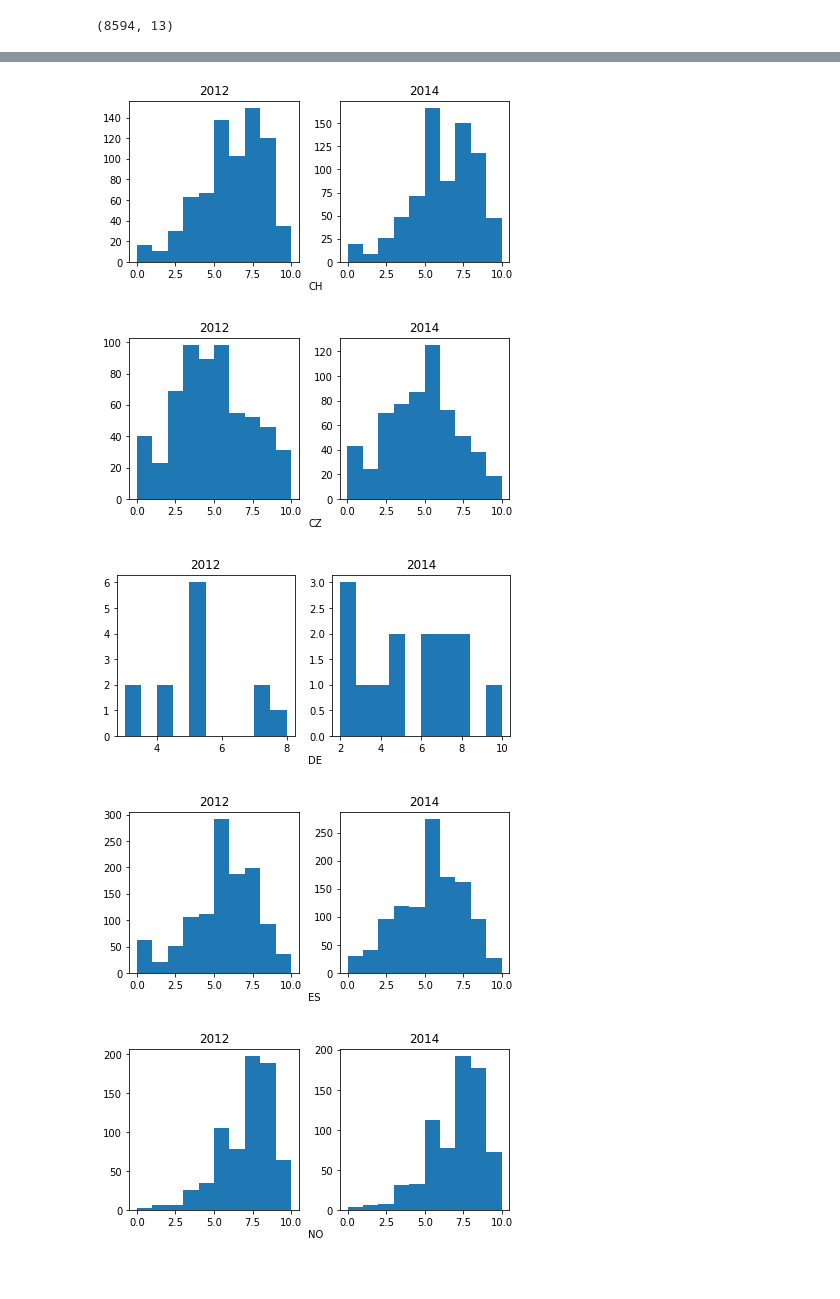
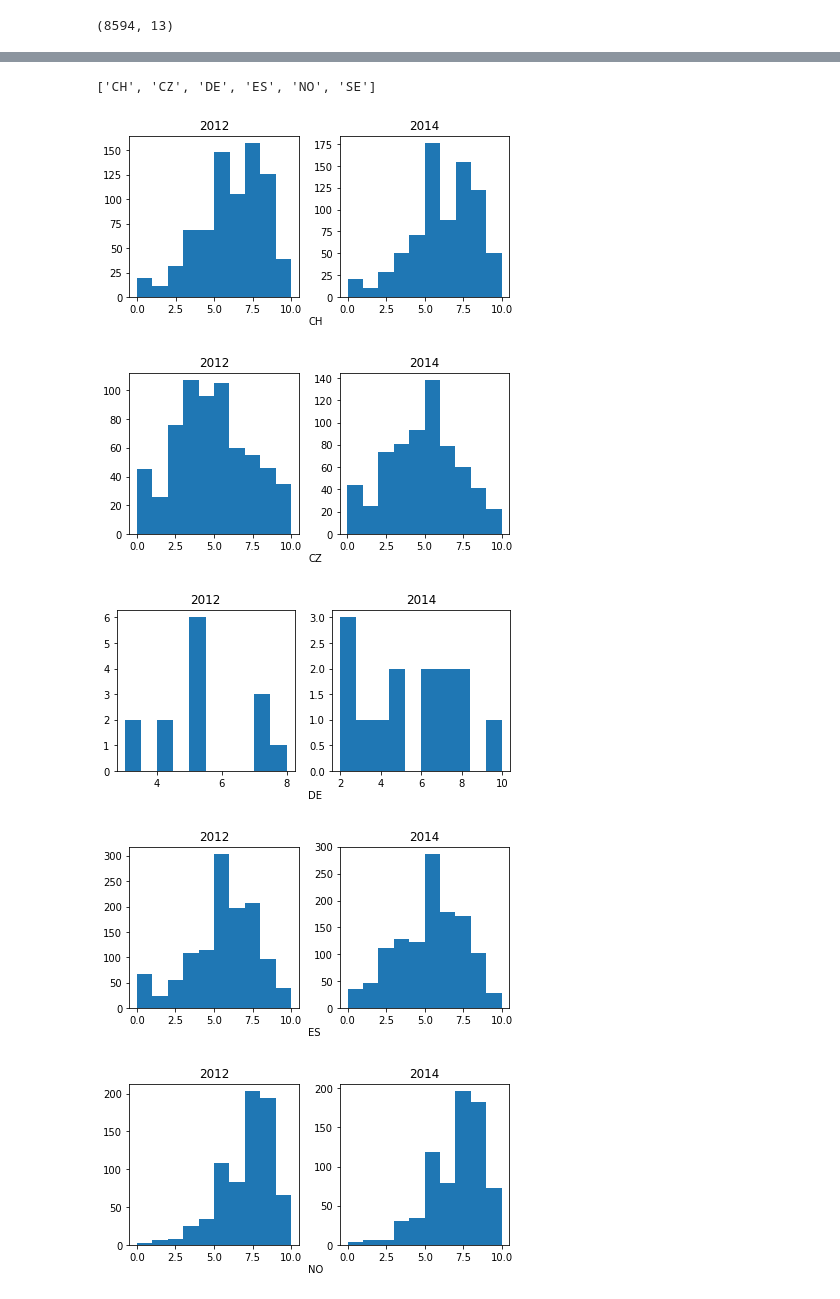
Before and after one commit to rakeshbhatia/thinkful, a Jupyter notebook: 5.5.4 Challenge What test to use.ipynb, the cells around one changed output, grey strips where cells are left out. Drawn from its saved outputs; the diff is of its cells as text; code cells hidden in the pictures.

```diff
--- a/5.5.4 Challenge What test to use.ipynb
+++ b/5.5.4 Challenge What test to use.ipynb
@@ -64,6 +56,3 @@ gndr        10
 agea       239
 partner     17
 dtype: int64
-# %%
-df = df.dropna()
-df.isnull().sum()
@@ -96,23 +70,26 @@ DE      27
 Name: cntry, dtype: int64
 # %%
-countries = df.cntry.unique().tolist()
+countries = list(df.cntry.unique())
+print(countries)
+# %% [output]
+['CH', 'CZ', 'DE', 'ES', 'NO', 'SE']
 # %%
 for country in countries:
 
     fig, axs = plt.subplots(1, 2, figsize=(6, 3))
 
-    axs[0].hist(df['ppltrst'][(df['cntry'] == country) & (df['year']==6)].dropna())
-    axs[1].hist(df['ppltrst'][(df['cntry'] == country) & (df['year']==7)].dropna())
+    axs[0].hist((df.loc[(df['year']==6) & (df['cntry']==country)])['ppltrst'].dropna())
+    axs[1].hist((df.loc[(df['year']==7) & (df['cntry']==country)])['ppltrst'].dropna())
 
     fig.text(0.5, 0, country)
     axs[0].set_title('2012')
     axs[1].set_title('2014')
 
     plt.tight_layout()
     plt.show()
 # %% [output]
-[figure, old version]
+[figure, new version]
-[figure, old version]
+[figure, new version]
-[figure, old version]
+[figure, new version]
-[figure, old version]
+[figure, new version]
-[figure, old version]
+[figure, new version]
```
Also changed, not shown: parts of 47 cells of this notebook.
